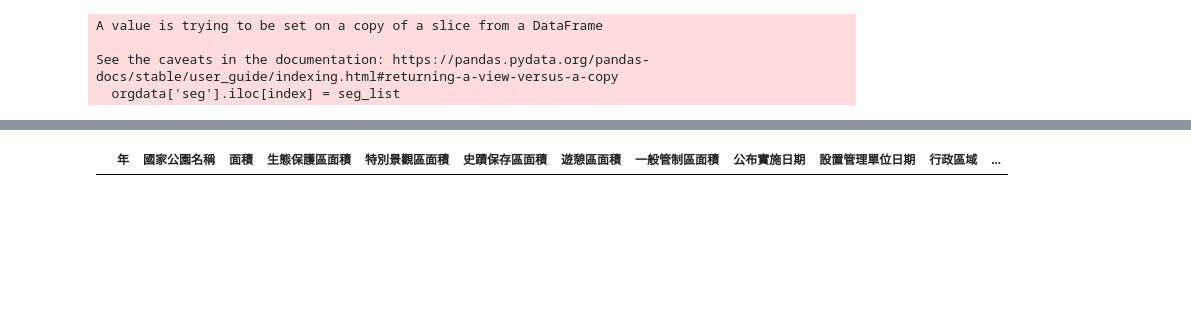
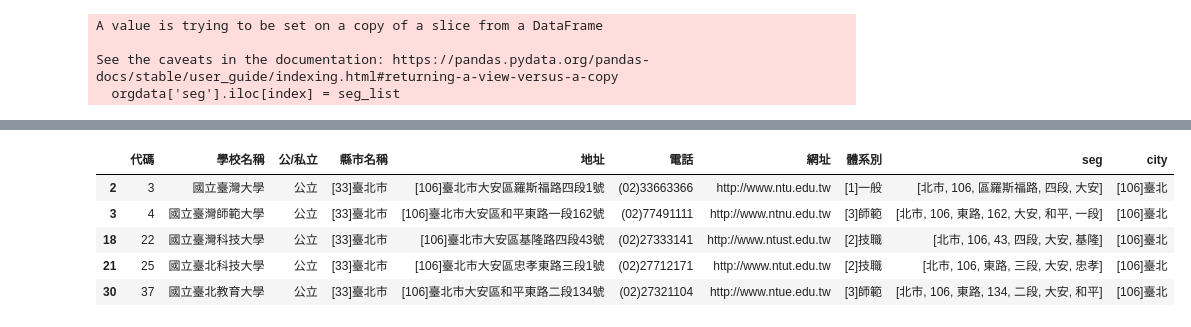
Before and after one commit to 61071009H/PL, a Jupyter notebook: 作業資料夾/HW_4/HW_04.ipynb, the cells around one changed output, grey strips where cells are left out. Cells and saved outputs as stored; diff of their text form; code cells hidden in the pictures; blank space fills up the shorter version.

```diff
--- a/作業資料夾/HW_4/HW_04.ipynb
+++ b/作業資料夾/HW_4/HW_04.ipynb
@@ -98,5 +25,5 @@ orgdata.head()
 # %%
-documents = ['您好這是國家公園資料']
+documents = ['臺北市文山區指南路二段64號']
 # 精確模式
 for sentence in documents:
     seg_list = jieba.cut(sentence)
@@ -120,13 +47,7 @@ orgdata.head()
-# %%
-jieba.load_userdict('./first.txt')
-
-for sentence in documents:
-    seg_list = jieba.cut(sentence)
-    print('/'.join(seg_list))
 # %%
 jieba.analyse.set_stop_words('stopwords.txt')
 index = 0
-for documents in orgdata['國家公園名稱']:
+for documents in orgdata['地址']:
     seg_list = jieba.analyse.extract_tags(documents, topK=150)
     orgdata['seg'].iloc[index] = seg_list
     index += 1
@@ -155,8 +74,8 @@ Name: seg, dtype: object
 # %%
 orgdata['city'] = ""
 index = 0
-for documents in orgdata['國家公園名稱']:
-    date_split = documents.split('陸域')
+for documents in orgdata['地址']:
+    date_split = documents.split('市')
     orgdata['city'].iloc[index] = date_split[0]
     index += 1
 # %% [output]
@@ -214,6 +133,11 @@ NameError: name 'result' is not defined
 # %%
-show_sub = orgdata['city']=='玉山'
+show_sub = orgdata['city']=='[106]臺北'
 subdata = orgdata[show_sub]
 subdata
 # %% [output]
-|  | 年 | 國家公園名稱 | 面積 | 生態保護區面積 | 特別景觀區面積 | 史蹟保存區面積 | 遊憩區面積 | 一般管制區面積 | 公布實施日期 | 設置管理單位日期 | 行政區域 | ... |
+|  | 代碼 | 學校名稱 | 公/私立 | 縣市名稱 | 地址 | 電話 | 網址 | 體系別 | seg | city |
+| 2 | 3 | 國立臺灣大學 | 公立 | [33]臺北市 | [106]臺北市大安區羅斯福路四段1號 | (02)33663366 | http://www.ntu.edu.tw | [1]一般 | [北市, 106, 區羅斯福路, 四段, 大安] | [106]臺北 |
+| 3 | 4 | 國立臺灣師範大學 | 公立 | [33]臺北市 | [106]臺北市大安區和平東路一段162號 | (02)77491111 | http://www.ntnu.edu.tw | [3]師範 | [北市, 106, 東路, 162, 大安, 和平, 一段] | [106]臺北 |
+| 18 | 22 | 國立臺灣科技大學 | 公立 | [33]臺北市 | [106]臺北市大安區基隆路四段43號 | (02)27333141 | http://www.ntust.edu.tw | [2]技職 | [北市, 106, 43, 四段, 大安, 基隆] | [106]臺北 |
+| 21 | 25 | 國立臺北科技大學 | 公立 | [33]臺北市 | [106]臺北市大安區忠孝東路三段1號 | (02)27712171 | http://www.ntut.edu.tw | [2]技職 | [北市, 106, 東路, 三段, 大安, 忠孝] | [106]臺北 |
+| 30 | 37 | 國立臺北教育大學 | 公立 | [33]臺北市 | [106]臺北市大安區和平東路二段134號 | (02)27321104 | http://www.ntue.edu.tw | [3]師範 | [北市, 106, 東路, 134, 二段, 大安, 和平] | [106]臺北 |
```
Also changed, not shown: parts of 22 cells of this notebook.
